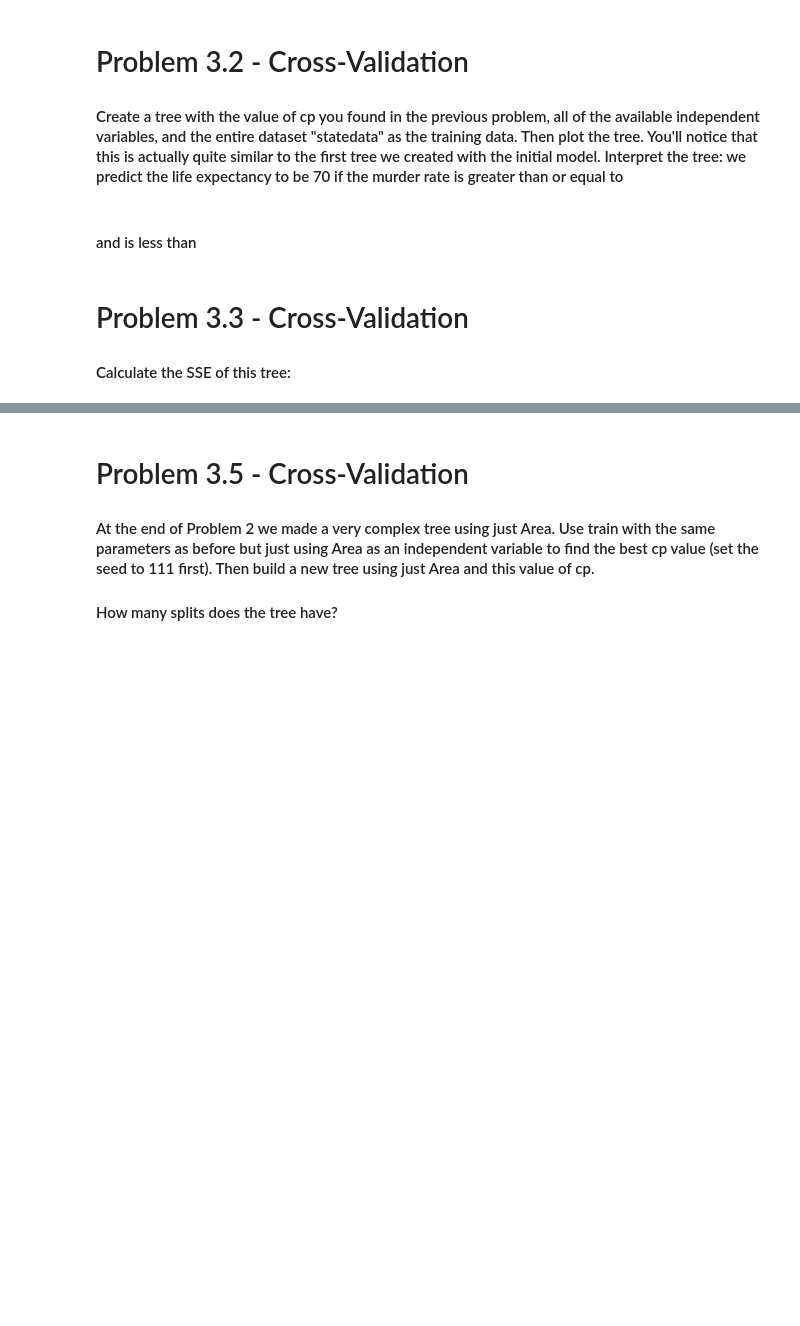
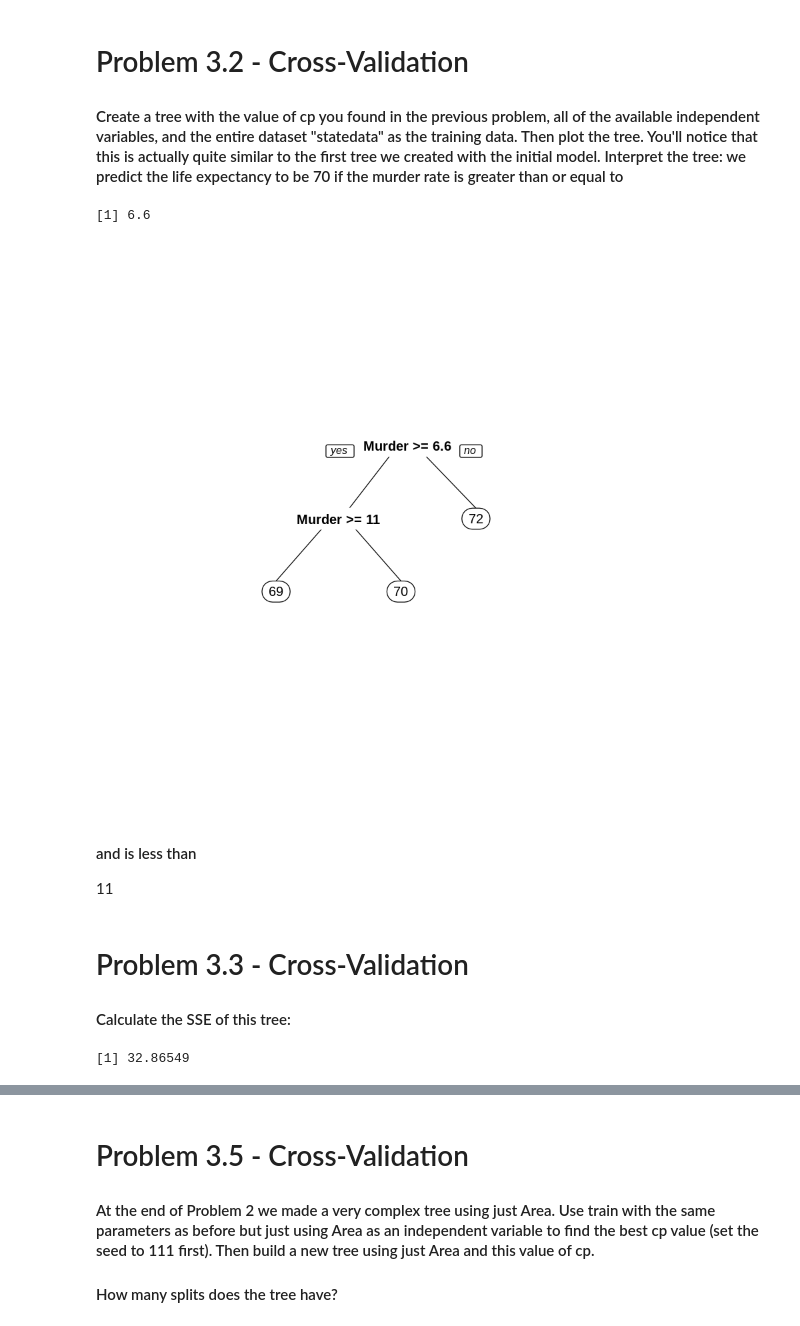
Before and after one commit to amirsaleem1990/The-analytics-edge, a Jupyter notebook: 4.5-Assignment/3-State-Data-Revisited.ipynb, the cells around one changed output, grey strips where cells are left out. Cells and saved outputs as stored; diff of their text form; code cells hidden in the pictures; blank space fills up the shorter version.

```diff
--- a/4.5-Assignment/3-State-Data-Revisited.ipynb
+++ b/4.5-Assignment/3-State-Data-Revisited.ipynb
@@ -82,11 +171,24 @@
 # %% [markdown]
 # Problem 3.2 - Cross-Validation
 #### Create a tree with the value of cp you found in the previous problem, all of the available independent variables, and the entire dataset "statedata" as the training data. Then plot the tree. You'll notice that this is actually quite similar to the first tree we created with the initial model. Interpret the tree: we predict the life expectancy to be 70 if the murder rate is greater than or equal to
+# %%
+modelCart3  <- rpart(Life.Exp ~ ., data = statedata, cp=0.12)
+prp(modelCart3)
+6.6
+# %% [output]
+[1] 6.6
+[figure, added]
 # %% [markdown]
 #### and is less than
+11
 # %% [markdown]
 # Problem 3.3 - Cross-Validation
 #### Calculate the SSE of this tree:
+# %%
+predictCart4 <- predict(modelCart3)
+(SSE <- sum((predictCart4 - statedata$Life.Exp)^2))
+# %% [output]
+[1] 32.86549
 # %% [markdown]
 # Problem 3.4 - Cross-Validation
 #### Recall the first tree (default parameters), second tree (minbucket = 5), and the third tree (selected with cross validation) we made. Given what you have learned about cross-validation, which of the three models would you expect to be better if we did use it for prediction on a test set? For this question, suppose we had actually set aside a few obseThe best model in this whole question is the first "Area tree" because it had the lowest SSE.
```
Also changed, not shown: parts of 23 cells of this notebook.
